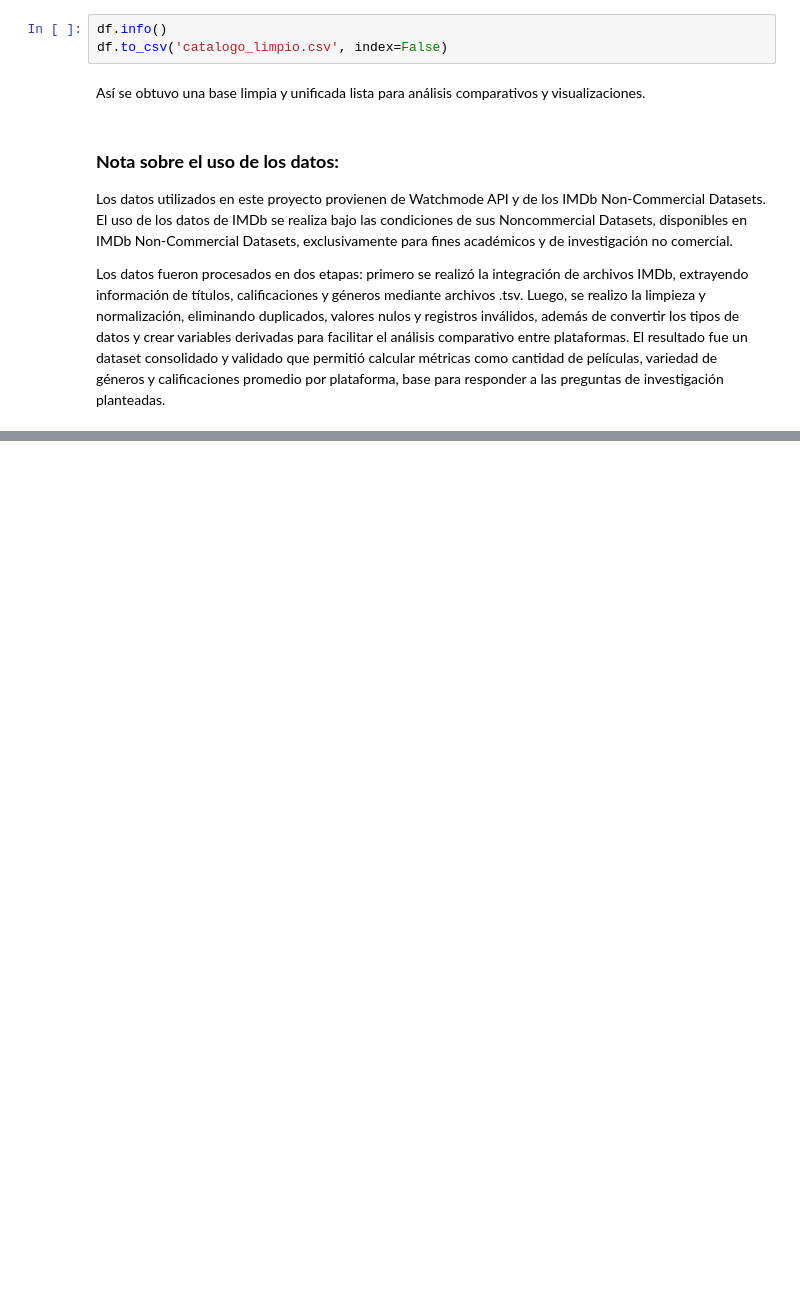
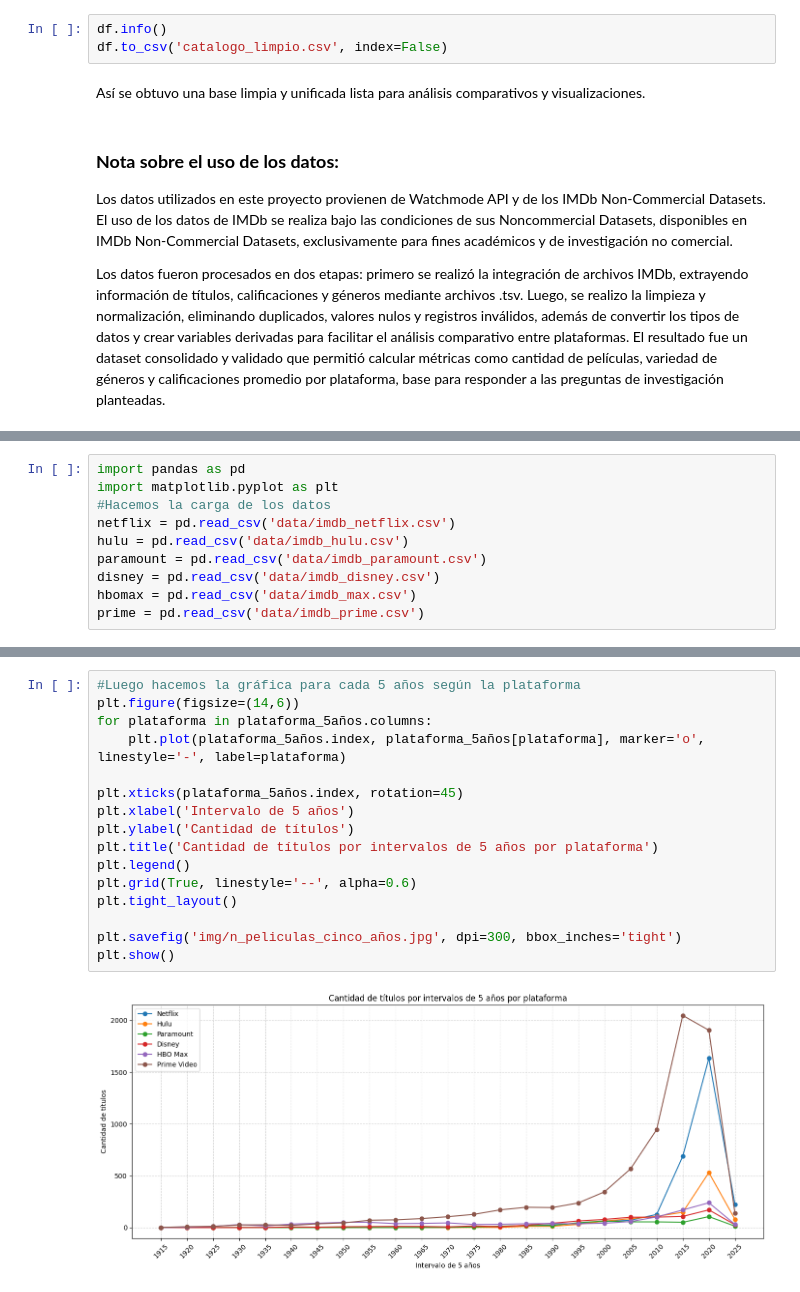
Before and after one commit to jlevipil/Proyecto-Grupo-18, a Jupyter notebook: notebook.ipynb, the cells around one changed output, grey strips where cells are left out. Saved outputs shown, nothing was run; the diff lists cells and outputs as text; blank space fills up the shorter version.

```diff
--- a/notebook.ipynb
+++ b/notebook.ipynb
@@ -253,0 +448,10 @@ El resultado fue un dataset consolidado y validado que permitió calcular métri
+# %%
+import pandas as pd
+import matplotlib.pyplot as plt
+#Hacemos la carga de los datos
+netflix = pd.read_csv('data/imdb_netflix.csv')
+hulu = pd.read_csv('data/imdb_hulu.csv')
+paramount = pd.read_csv('data/imdb_paramount.csv')
+disney = pd.read_csv('data/imdb_disney.csv')
+hbomax = pd.read_csv('data/imdb_max.csv')
+prime = pd.read_csv('data/imdb_prime.csv')
@@ -253,0 +564,18 @@ El resultado fue un dataset consolidado y validado que permitió calcular métri
+# %%
+#Luego hacemos la gráfica para cada 5 años según la plataforma
+plt.figure(figsize=(14,6))
+for plataforma in plataforma_5años.columns:
+    plt.plot(plataforma_5años.index, plataforma_5años[plataforma], marker='o', linestyle='-', label=plataforma)
+
+plt.xticks(plataforma_5años.index, rotation=45)
+plt.xlabel('Intervalo de 5 años')
+plt.ylabel('Cantidad de títulos')
+plt.title('Cantidad de títulos por intervalos de 5 años por plataforma')
+plt.legend()
+plt.grid(True, linestyle='--', alpha=0.6)
+plt.tight_layout()
+
+plt.savefig('img/n_peliculas_cinco_años.jpg', dpi=300, bbox_inches='tight')
+plt.show()
+# %% [output]
+[figure, added]
```
Also changed, not shown: parts of 152 cells of this notebook, 13 other files.
